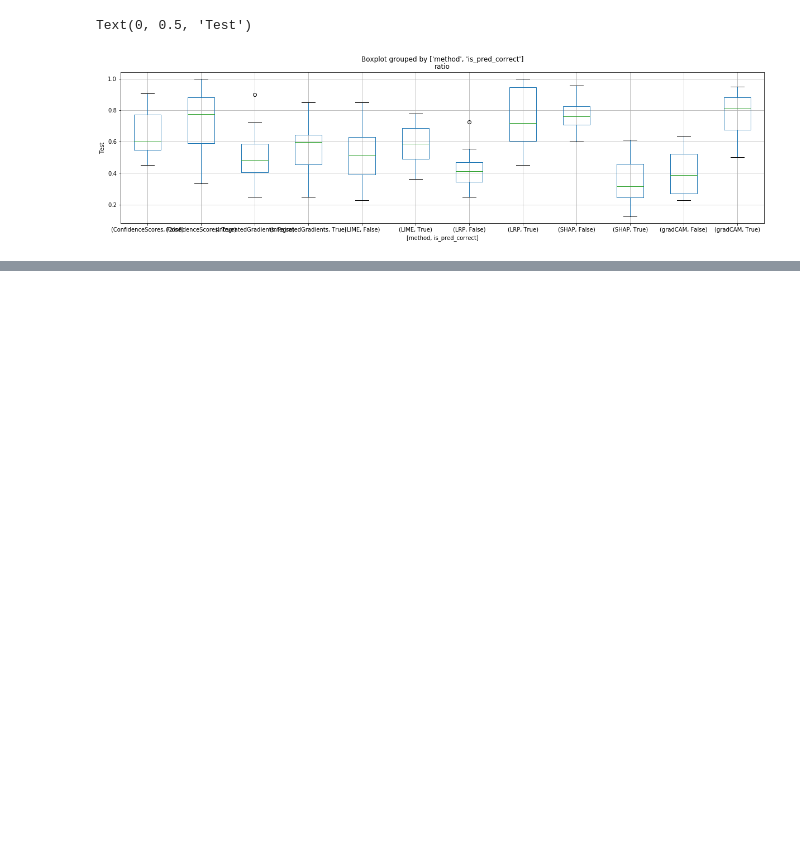
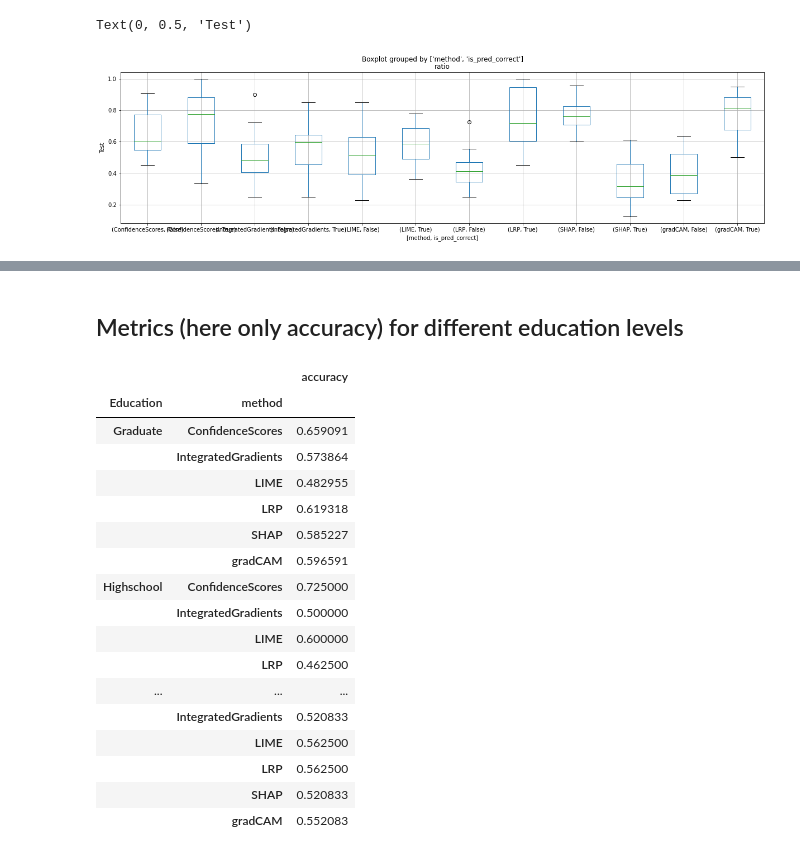
Before and after one commit to tlabarta/helpfulnessofxai, a Jupyter notebook: questionnaire_metrics_calculator.ipynb, the cells around one changed output, grey strips where cells are left out. Drawn from its saved outputs; the diff is of its cells as text; code cells hidden in the pictures; blank space fills up the shorter version.

```diff
--- a/questionnaire_metrics_calculator.ipynb
+++ b/questionnaire_metrics_calculator.ipynb
@@ -231,0 +229,2 @@ df_ratios_qustn
+# %% [markdown]
+## Metrics (here only accuracy) for different education levels
@@ -231,0 +233,21 @@ df_ratios_qustn
+# %%
+df_accuracy_group_method
+# %% [output]
+|  |  | accuracy |
+| Education | method |  |
+| Graduate | ConfidenceScores | 0.659091 |
+|  | IntegratedGradients | 0.573864 |
+|  | LIME | 0.482955 |
+|  | LRP | 0.619318 |
+|  | SHAP | 0.585227 |
+|  | gradCAM | 0.596591 |
+| Highschool | ConfidenceScores | 0.725000 |
+|  | IntegratedGradients | 0.500000 |
+|  | LIME | 0.600000 |
+|  | LRP | 0.462500 |
+| ... | ... | ... |
+|  | IntegratedGradients | 0.520833 |
+|  | LIME | 0.562500 |
+|  | LRP | 0.562500 |
+|  | SHAP | 0.520833 |
+|  | gradCAM | 0.552083 |
```
Also changed, not shown: parts of 18 cells of this notebook, 3 other files.
